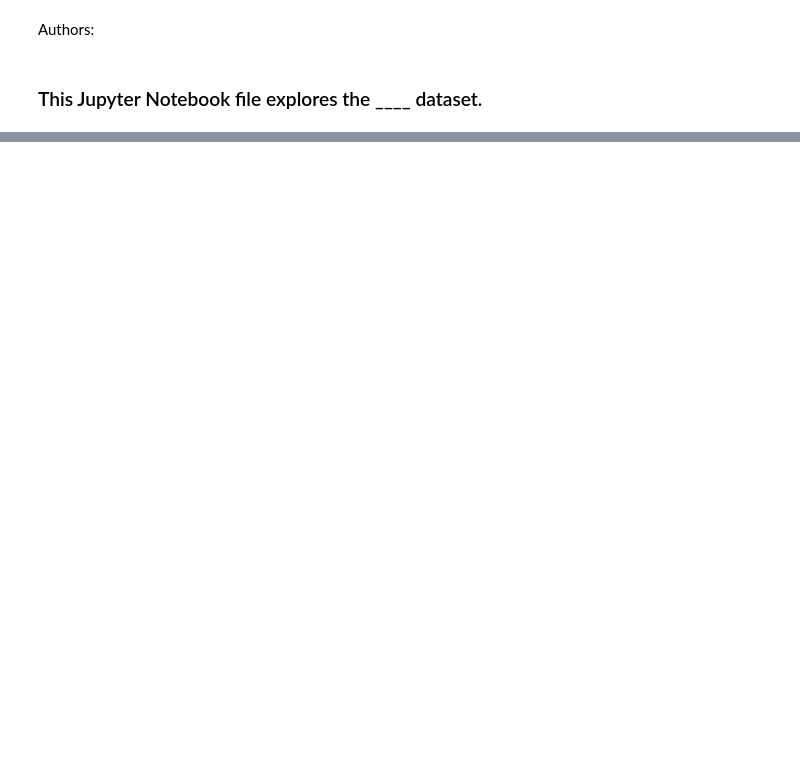
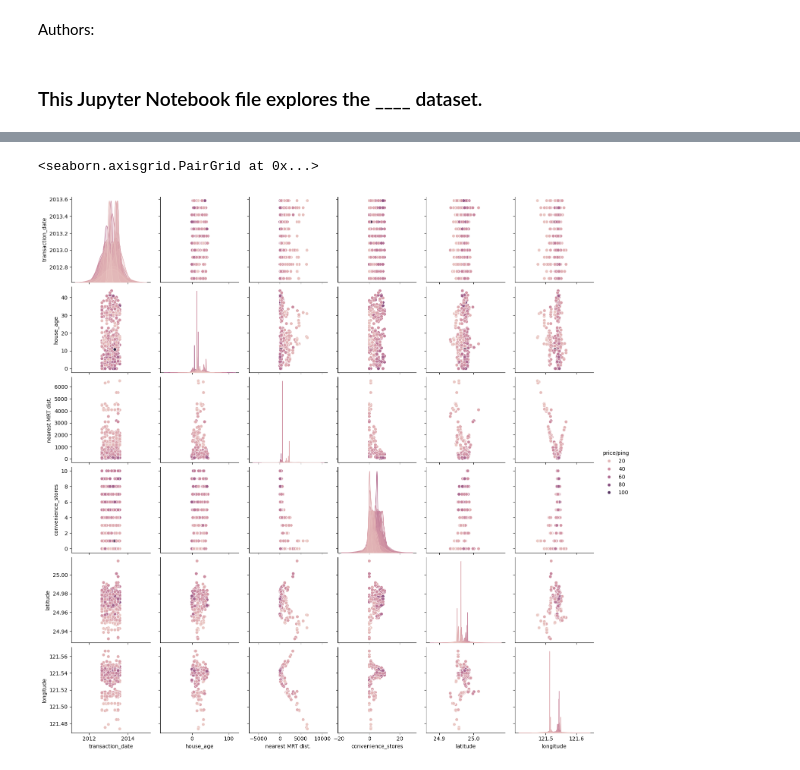
Before and after one commit to michaelgamstonNotts/ML_CW1, a Jupyter notebook: R_real_estate_datapreprocessing.ipynb, the cells around one changed output, grey strips where cells are left out. Drawn from its saved outputs; the diff is of its cells as text; code cells hidden in the pictures; blank space fills up the shorter version.

```diff
--- a/R_real_estate_datapreprocessing.ipynb
+++ b/R_real_estate_datapreprocessing.ipynb
@@ -22,0 +104,6 @@ real_estate_df.head()
+# %%
+# create pairplots features vs price/ping
+sns.pairplot(real_estate_df[list(real_estate_df.columns[:6]) + ['price/ping']], hue="price/ping")
+# %% [output]
+<seaborn.axisgrid.PairGrid at 0x...>
+[figure, added]
```
Also changed, not shown: parts of 10 cells of this notebook.
